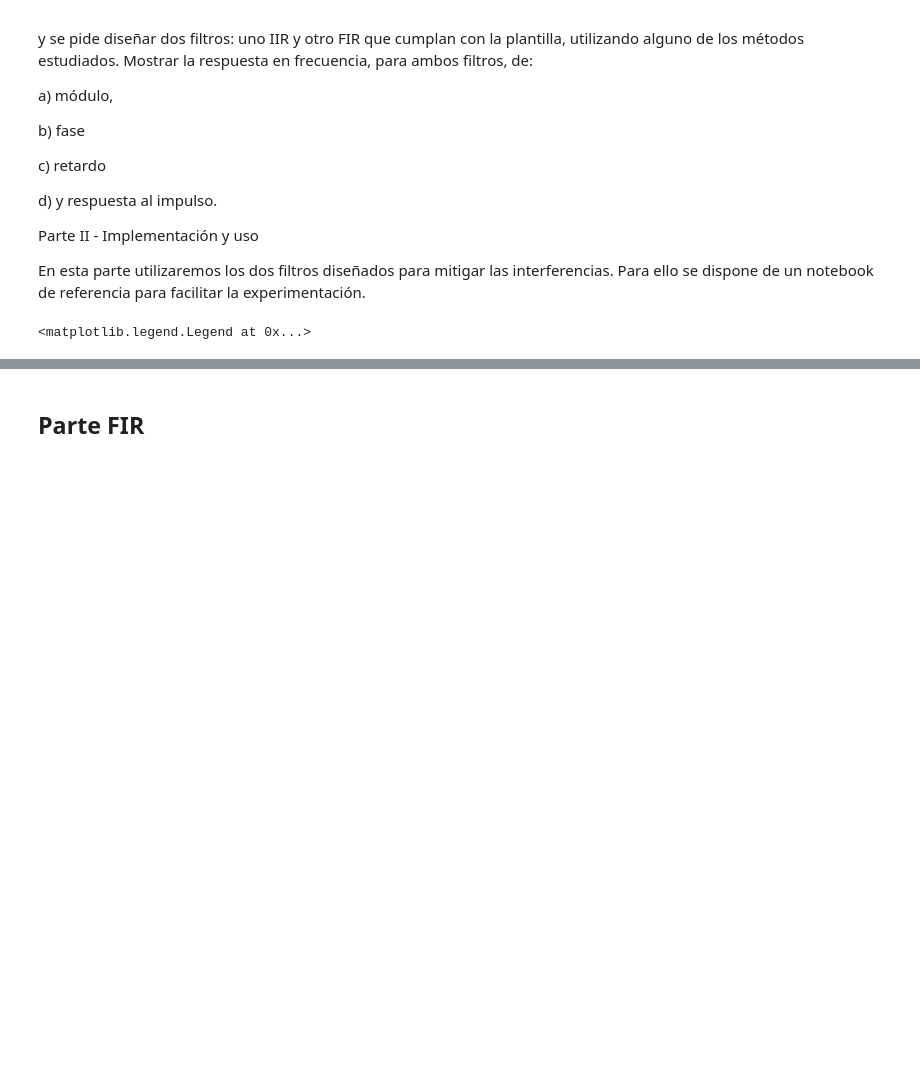
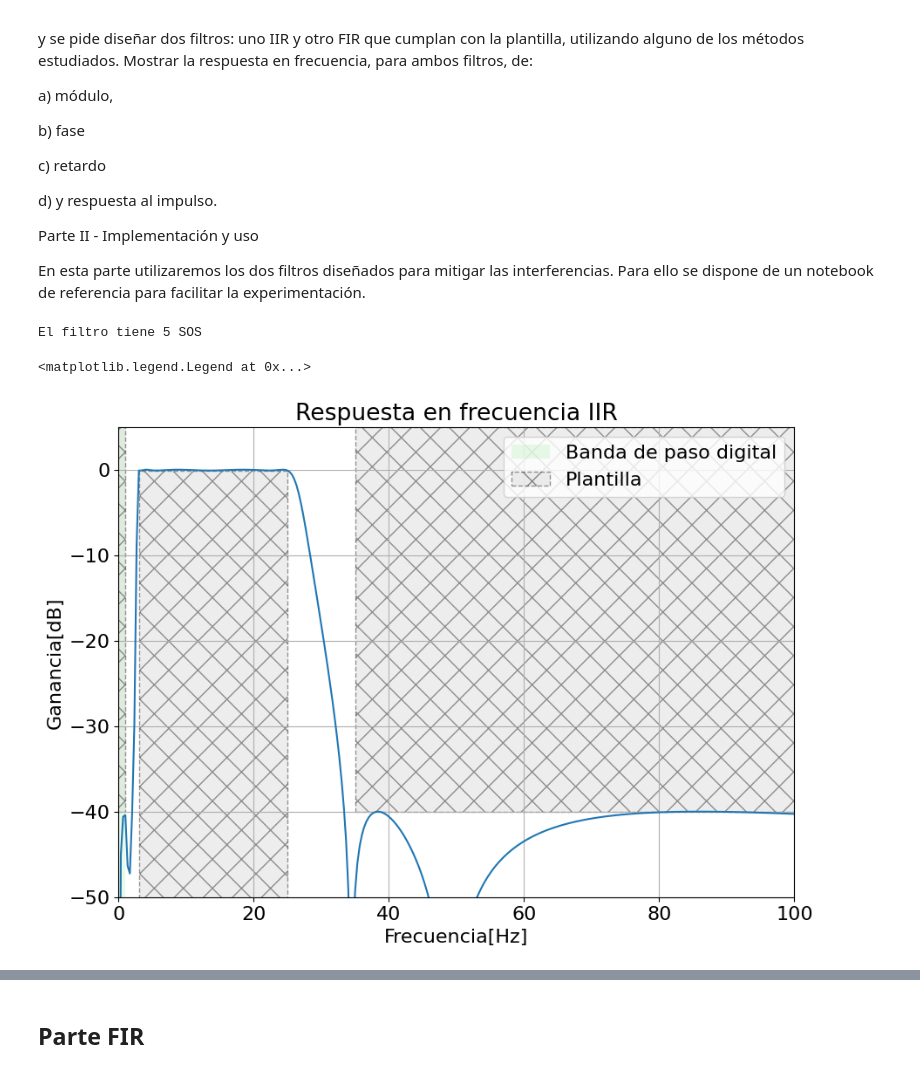
Before and after one commit to nicoalbano/Tc2, a Jupyter notebook: Tarea_semanal9_notebook.ipynb, the cells around one changed output, grey strips where cells are left out. Saved outputs shown, nothing was run; the diff lists cells and outputs as text; code cells hidden in the pictures; blank space fills up the shorter version.

```diff
--- a/Tarea_semanal9_notebook.ipynb
+++ b/Tarea_semanal9_notebook.ipynb
@@ -78,33 +78,37 @@ gains = 10**(gains/20)
 # %%
 # Diseño de filtro IIR
 
 
 bp_sos_butter=sig.iirdesign(wp=[wp1,wp2],ws=[ws1,ws2],gpass=ripple,gstop=atenuacion,analog=False,output='sos',fs=fs)
+print(f"El filtro tiene {bp_sos_butter.shape[0]} SOS")
 
 [w,Hz]=sig.sosfreqz(sos=bp_sos_butter,worN=1500,whole=False,fs=fs)
 
 num_IIR, den_IIR = sig.sos2tf(bp_sos_butter)
 
 # Delay de grupo
-w, gd = sig.group_delay((num_IIR, den_IIR), w = 1500, whole = False, fs = fs)
-
+delta_w=np.diff(w)
+gd = -np.diff(np.unwrap(np.angle(Hz)))/delta_w
+w_gd=w[:-1]
 # Plot de modulo y plantilla
 plt.figure(1)
 db=20*np.log10(np.maximum(np.abs(Hz),1e-5))
 plt.plot(w,db)
 plot_plantilla(filter_type = 'bandpass', fpass = frecs[[2, 3]]* nyq_frec, ripple = ripple , fstop = frecs[ [1, 4] ]* nyq_frec, attenuation = atenuacion)
 plt.ylim(-50,5)
 plt.xlim(0,100)
 plt.grid(True)
 #plt.yticks([0,-20,-40,-60])
 plt.ylabel('Ganancia[dB]')
 plt.xlabel('Frecuencia[Hz]')
 plt.title('Respuesta en frecuencia IIR')
 
 axes_hdl = plt.gca()
 axes_hdl.legend()
 # %% [output]
-<matplotlib.legend.Legend at 0x...>
+El filtro tiene 5 SOS
+<matplotlib.legend.Legend at 0x...>
+[figure, added]
 # %%
 
 plt.figure(2)
```
Also changed, not shown: parts of 5 cells of this notebook.
